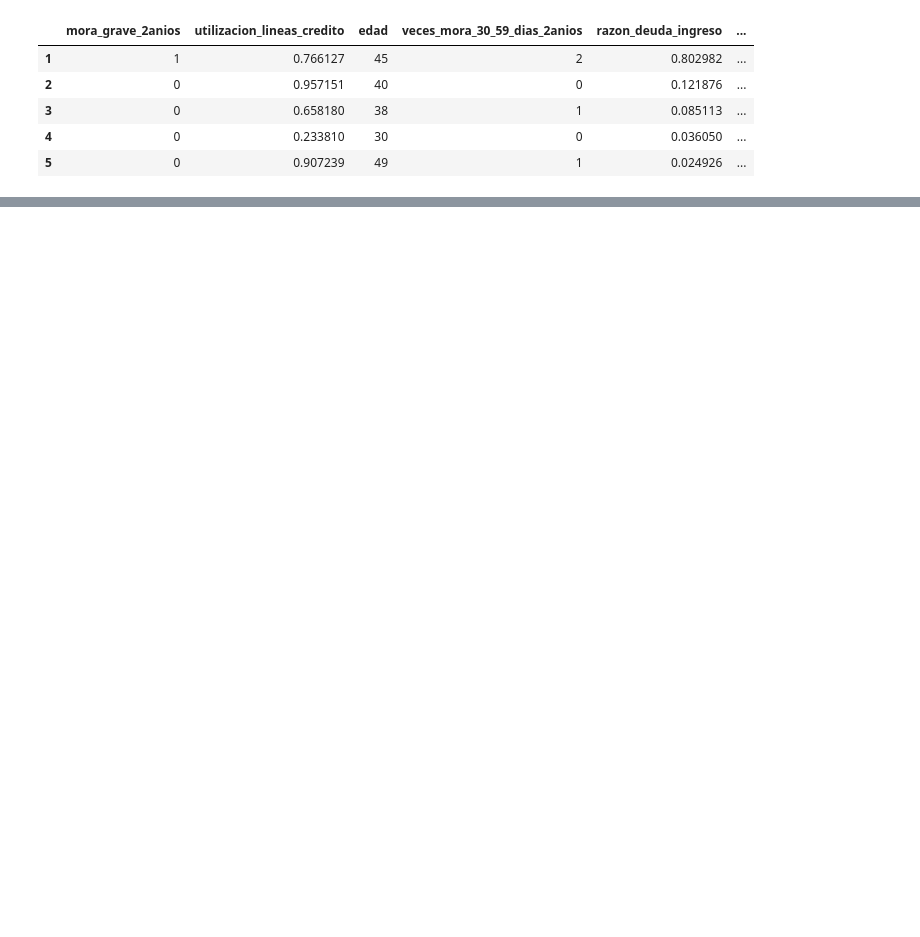
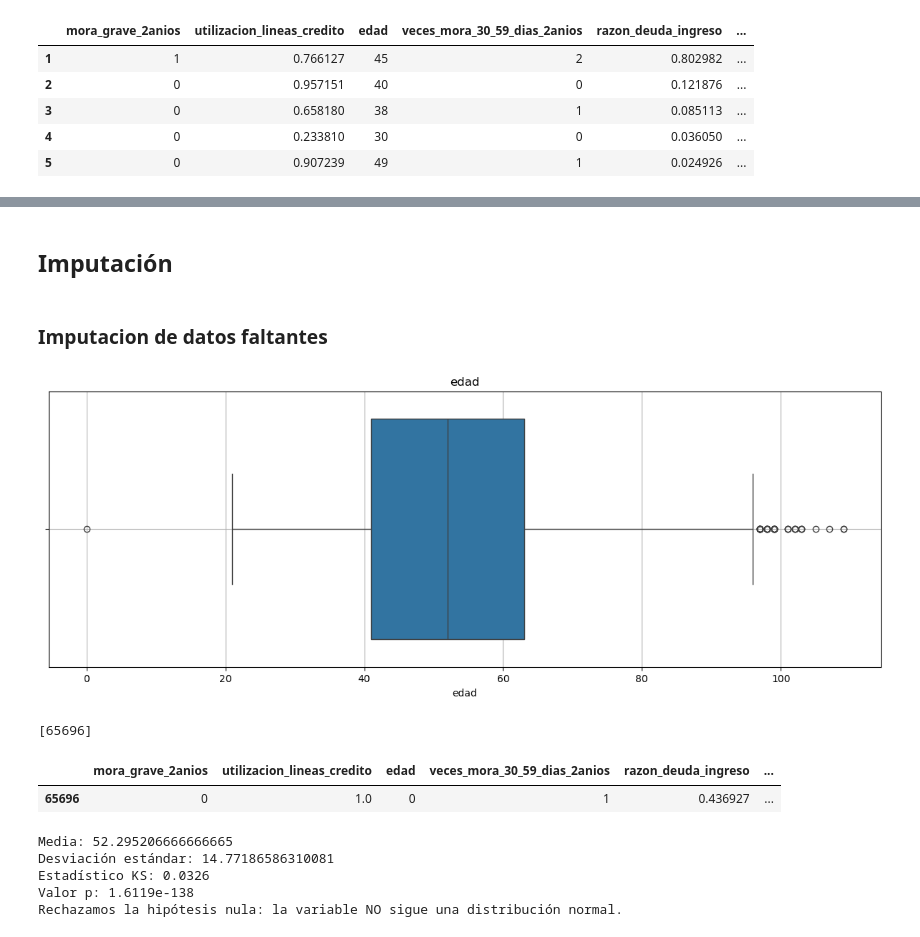
Before and after one commit to sePerezAlbor/ProyectoFinal_MachineLearning, a Jupyter notebook: _sources/EDA.ipynb, the cells around one changed output, grey strips where cells are left out. Cells and saved outputs as stored; diff of their text form; code cells hidden in the pictures; blank space fills up the shorter version.

```diff
--- a/_sources/EDA.ipynb
+++ b/_sources/EDA.ipynb
@@ -104,0 +163,59 @@ Se observa que las variables abarcan tanto características financieras como dem
+# %% [markdown]
+## **Imputación**
+# %% [markdown]
+### **Imputacion de datos faltantes**
+# %%
+col_num_utiles = ['edad']
+#print(col_num_utiles)
+
+fig, ax = plt.subplots(nrows=1, ncols=len(col_num_utiles), figsize=(15, 5), gridspec_kw={'hspace': 0.5})
+
+# Check if ax is a single object or an array
+if len(col_num_utiles) > 1:
+    for i, col in enumerate(col_num_utiles):
+        sns.boxplot(x=train_data[col], ax=ax[i])
+        ax[i].set_title(col)
+else:
+    sns.boxplot(x=train_data[col_num_utiles[0]], ax=ax)
+    ax.set_title(col_num_utiles[0])
+
+plt.grid(True)
+plt.show()
+# %% [output]
+[figure, added]
+# %%
+# Filtrar las filas donde edad == 0
+indices = train_data.index[train_data['edad'] == 0]
+
+print(indices.tolist())
+
+train_data.loc[indices]
+# %% [output]
+[65696]
+|  | mora_grave_2anios | utilizacion_lineas_credito | edad | veces_mora_30_59_dias_2anios | razon_deuda_ingreso | ... |
+| 65696 | 0 | 1.0 | 0 | 1 | 0.436927 | ... |
+# %%
+edad = train_data['edad']
+
+mu = edad.mean()
+sigma = edad.std()
+print(f"Media: {mu}")
+print(f"Desviación estándar: {sigma}")
+
+# Aplicar la prueba de Kolmogorov-Smirnov comparando con una normal N(mu, sigma)
+ks_stat, p_value = stats.kstest(edad, 'norm', args=(mu, sigma), nan_policy='omit')
+
+print(f"Estadístico KS: {ks_stat:.4f}")
+print(f"Valor p: {p_value:.4e}")
+
+# Interpretación
+if p_value < 0.05:
+    print("Rechazamos la hipótesis nula: la variable NO sigue una distribución normal.")
+else:
+    print("No se puede rechazar la hipótesis nula: la variable podría seguir una distribución normal.")
+# %% [output]
+Media: 52.295206666666665
+Desviación estándar: 14.77186586310081
+Estadístico KS: 0.0326
+Valor p: 1.6119e-138
+Rechazamos la hipótesis nula: la variable NO sigue una distribución normal.
```
Also changed, not shown: parts of 49 cells of this notebook, 22 other files.
